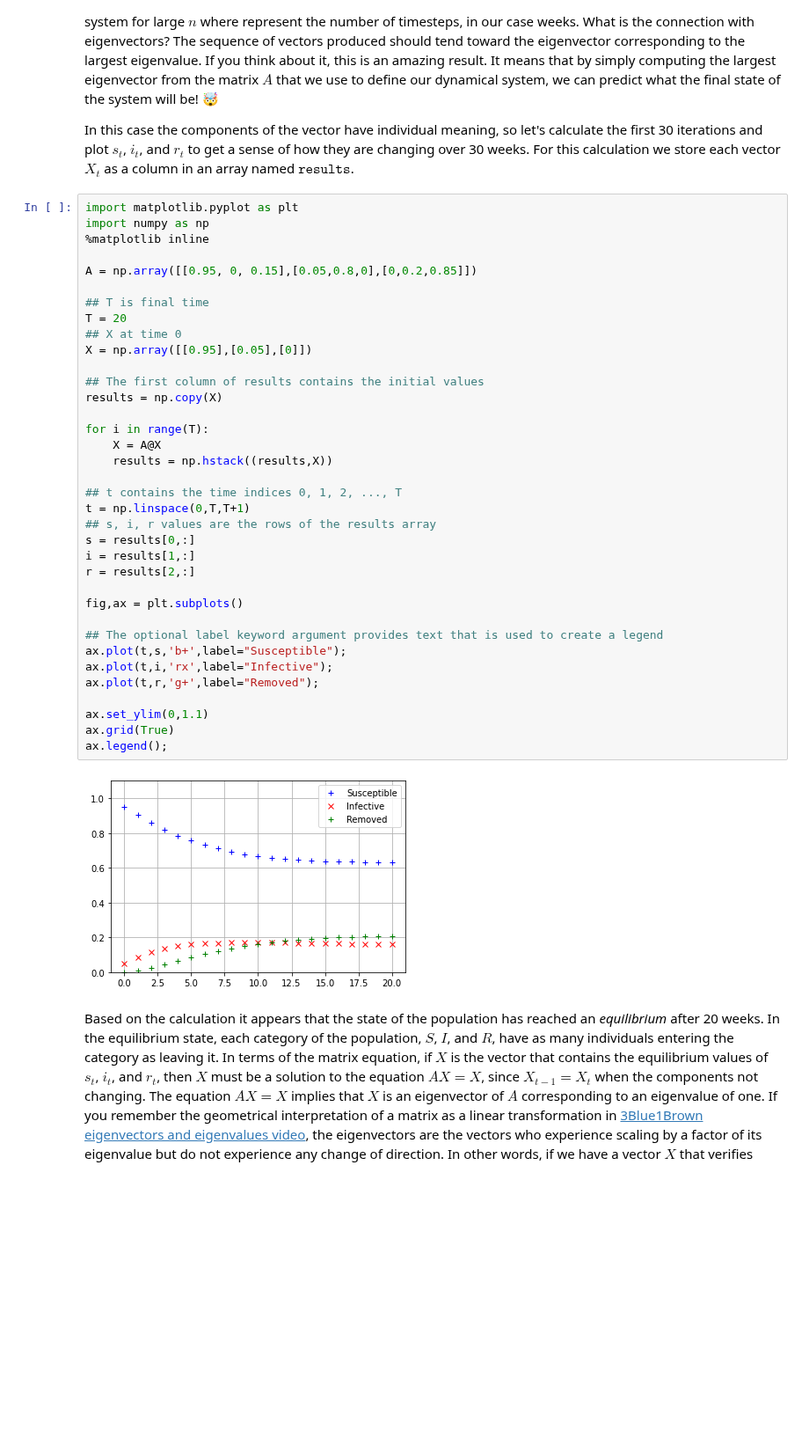
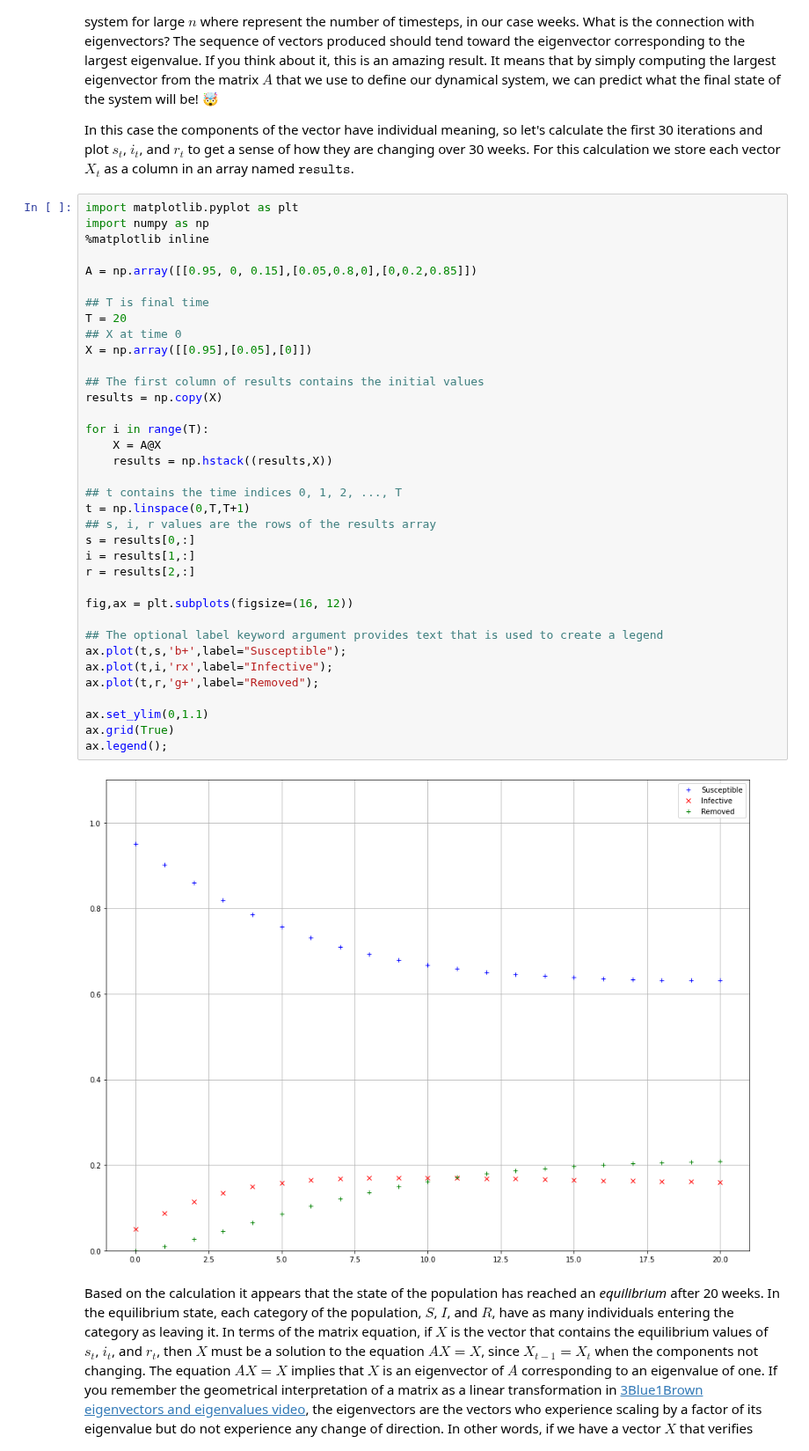
Before and after one commit to BergLab/CompNeuroCourse, a Jupyter notebook: _build/jupyter_execute/notebooks/week2/week2b-Applications_LT.ipynb, the cells around one changed output. Shown at 88% size. Cells and saved outputs as stored; diff of their text form; blank space fills up the shorter version.

```diff
--- a/_build/jupyter_execute/notebooks/week2/week2b-Applications_LT.ipynb
+++ b/_build/jupyter_execute/notebooks/week2/week2b-Applications_LT.ipynb
@@ -125,35 +125,35 @@ A = np.array([[0.95, 0, 0.15],[0.05,0.8,0],[0,0.2,0.85]])
 
 ## T is final time
 T = 20
 ## X at time 0
 X = np.array([[0.95],[0.05],[0]])
 
 ## The first column of results contains the initial values
 results = np.copy(X)
 
 for i in range(T):
     X = A@X
     results = np.hstack((results,X))
 
 ## t contains the time indices 0, 1, 2, ..., T
 t = np.linspace(0,T,T+1)
 ## s, i, r values are the rows of the results array
 s = results[0,:]
 i = results[1,:]
 r = results[2,:]
 
-fig,ax = plt.subplots()
+fig,ax = plt.subplots(figsize=(16, 12))
 
 ## The optional label keyword argument provides text that is used to create a legend
 ax.plot(t,s,'b+',label="Susceptible");
 ax.plot(t,i,'rx',label="Infective");
 ax.plot(t,r,'g+',label="Removed");
 
 ax.set_ylim(0,1.1)
 ax.grid(True)
 ax.legend();
 # %% [output]
-[figure, old version]
+[figure, new version]
 # %% [markdown]
 Based on the calculation it appears that the state of the population has reached an *equilibrium* after 20 weeks.  In the equilibrium state, each category of the population, $S$, $I$, and $R$, have as many individuals entering the category as leaving it.  In terms of the matrix equation, if $X$ is the vector that contains the equilibrium values of $s_t$, $i_t$, and $r_t$, then $X$ must be a solution to the equation $AX=X$, since $X_{t-1}=X_t$ when the components not changing.  The equation $AX=X$ implies that $X$ is an eigenvector of $A$ corresponding to an eigenvalue of one. If you remember the geometrical interpretation of a matrix as a linear transformation in [3Blue1Brown eigenvectors and eigenvalues video](https://www.youtube.com/watch?v=PFDu9oVAE-g), the eigenvectors are the vectors who experience scaling by a factor of its eigenvalue but do not experience any change of direction. In other words, if we have a vector $X$ that verifies $AX=X$, that vector $X$ is an eigenvector of $A$ with a corresponding eigenvalue $1$. That means that applying the matrix $A$ —which we can see as a geometrical transformation— does not affect the vector at all. This is why if we find an vector $X$ that verifies $AX=X$, we know the values of $X$ are an equilibrium point of the system!
 
```
Also changed, not shown: 15 other files.
